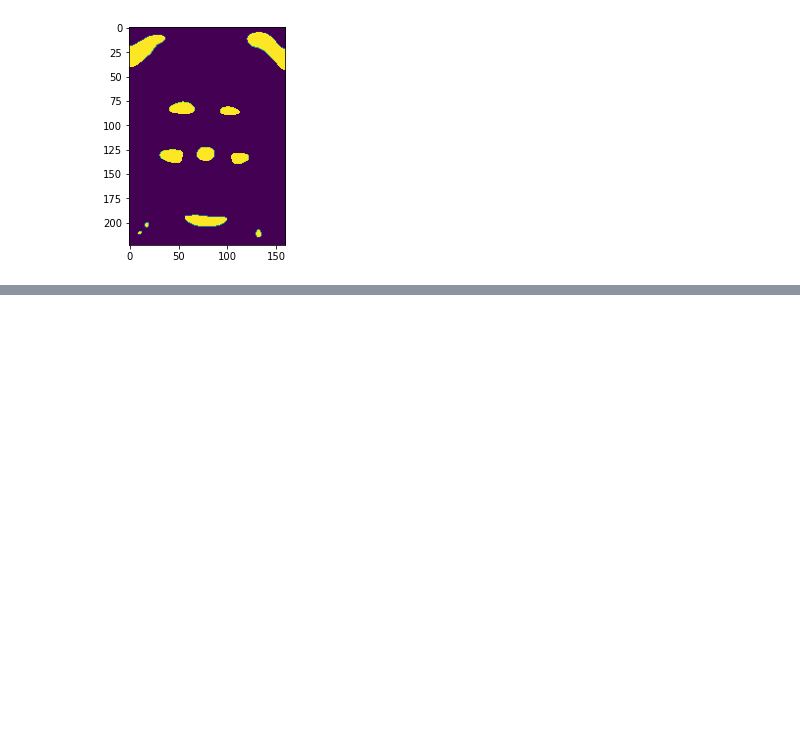
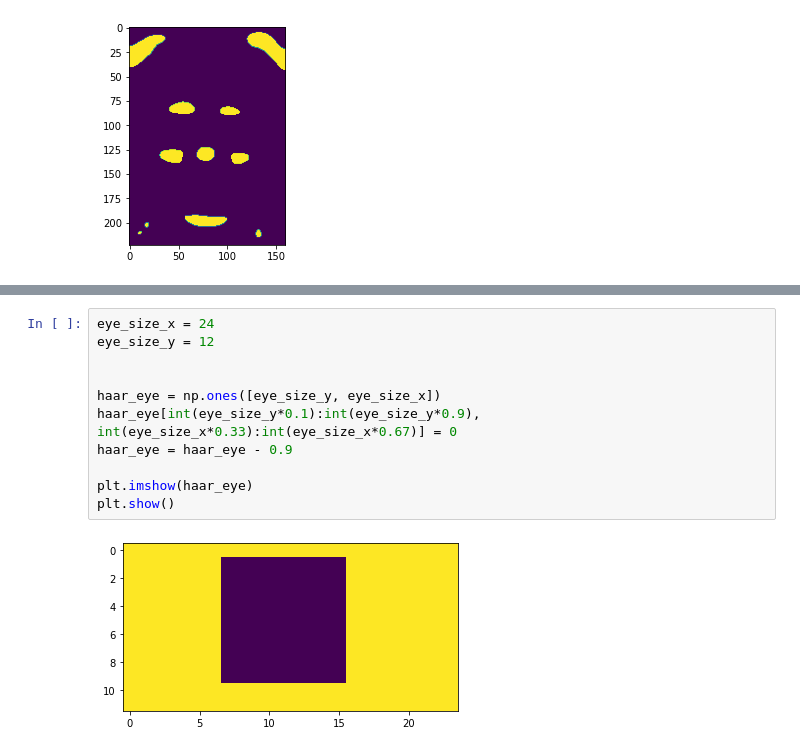
Before and after one commit to ariatara/cs445-final-project, a Jupyter notebook: eye_detection_testing.ipynb, the cells around one changed output, grey strips where cells are left out. Drawn from its saved outputs; the diff is of its cells as text; blank space fills up the shorter version.

```diff
--- a/eye_detection.ipynb
+++ b/eye_detection_testing.ipynb
@@ -450,0 +489,13 @@ plt.show()
+# %%
+eye_size_x = 24
+eye_size_y = 12
+
+
+haar_eye = np.ones([eye_size_y, eye_size_x])
+haar_eye[int(eye_size_y*0.1):int(eye_size_y*0.9), int(eye_size_x*0.33):int(eye_size_x*0.67)] = 0
+haar_eye = haar_eye - 0.9
+
+plt.imshow(haar_eye)
+plt.show()
+# %% [output]
+[figure, added]
```
Also changed, not shown: parts of 25 cells of this notebook, 3 other files.
